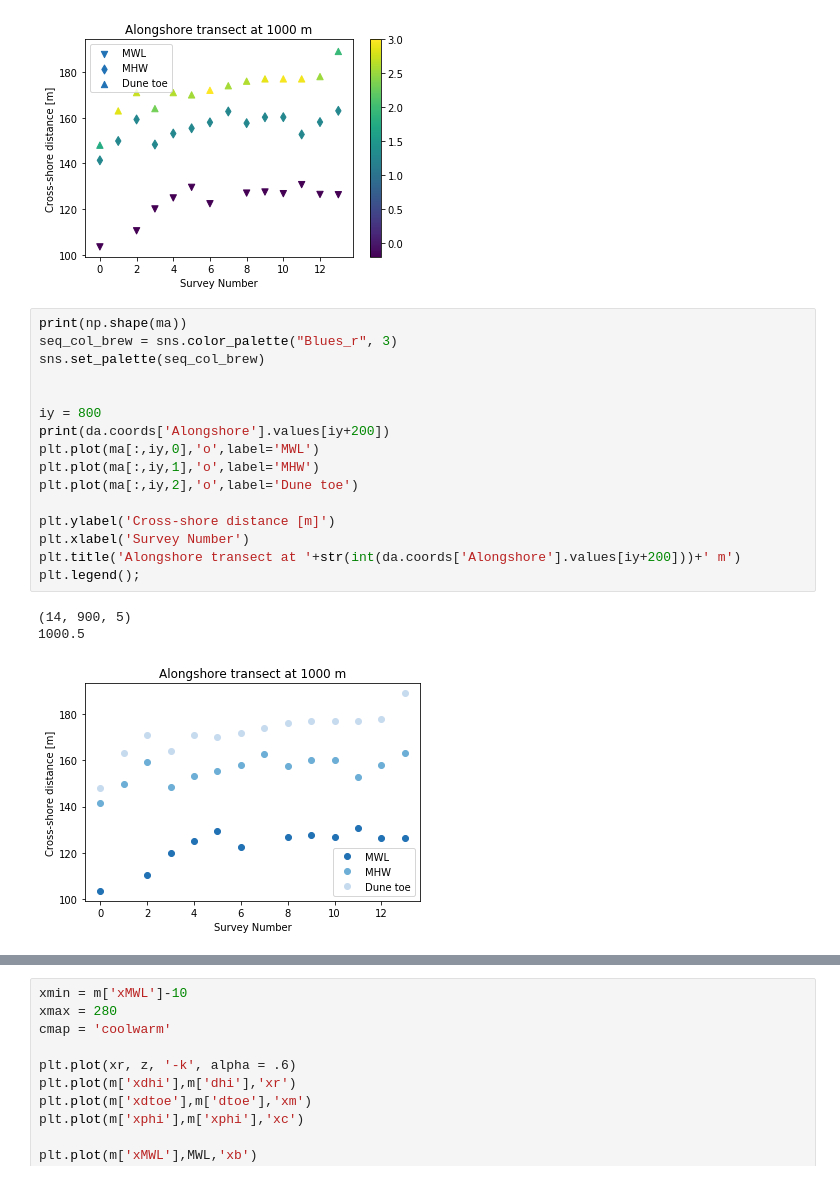
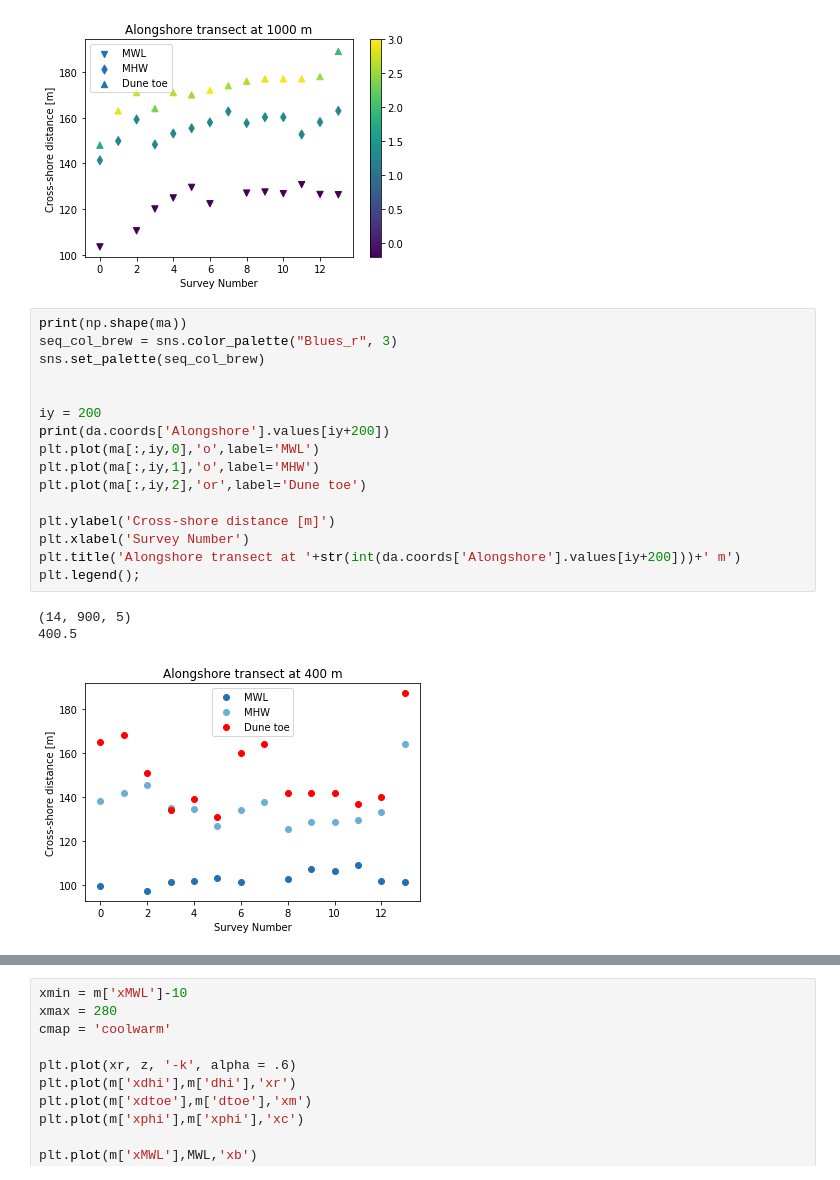
Before and after one commit to csherwood-usgs/Raster_calcs, a Jupyter notebook: Sandwich_profiles_from_xarray.ipynb, the cells around one changed output, grey strips where cells are left out. Drawn from its saved outputs; the diff is of its cells as text.

Commit message:
scatter plots of beach metrics contd

```diff
--- a/Sandwich_profiles_from_xarray.ipynb
+++ b/Sandwich_profiles_from_xarray.ipynb
@@ -259,20 +259,20 @@ plt.legend();
 # %%
 print(np.shape(ma))
 seq_col_brew = sns.color_palette("Blues_r", 3)
 sns.set_palette(seq_col_brew)
 
 
-iy = 800
+iy = 200
 print(da.coords['Alongshore'].values[iy+200])
 plt.plot(ma[:,iy,0],'o',label='MWL')
 plt.plot(ma[:,iy,1],'o',label='MHW')
-plt.plot(ma[:,iy,2],'o',label='Dune toe')
+plt.plot(ma[:,iy,2],'or',label='Dune toe')
 
 plt.ylabel('Cross-shore distance [m]')
 plt.xlabel('Survey Number')
 plt.title('Alongshore transect at '+str(int(da.coords['Alongshore'].values[iy+200]))+' m')
 plt.legend();
 # %% [output]
 (14, 900, 5)
-1000.5
+400.5
-[figure, old version]
+[figure, new version]
```
Also changed, not shown: parts of 1 cell of this notebook.
